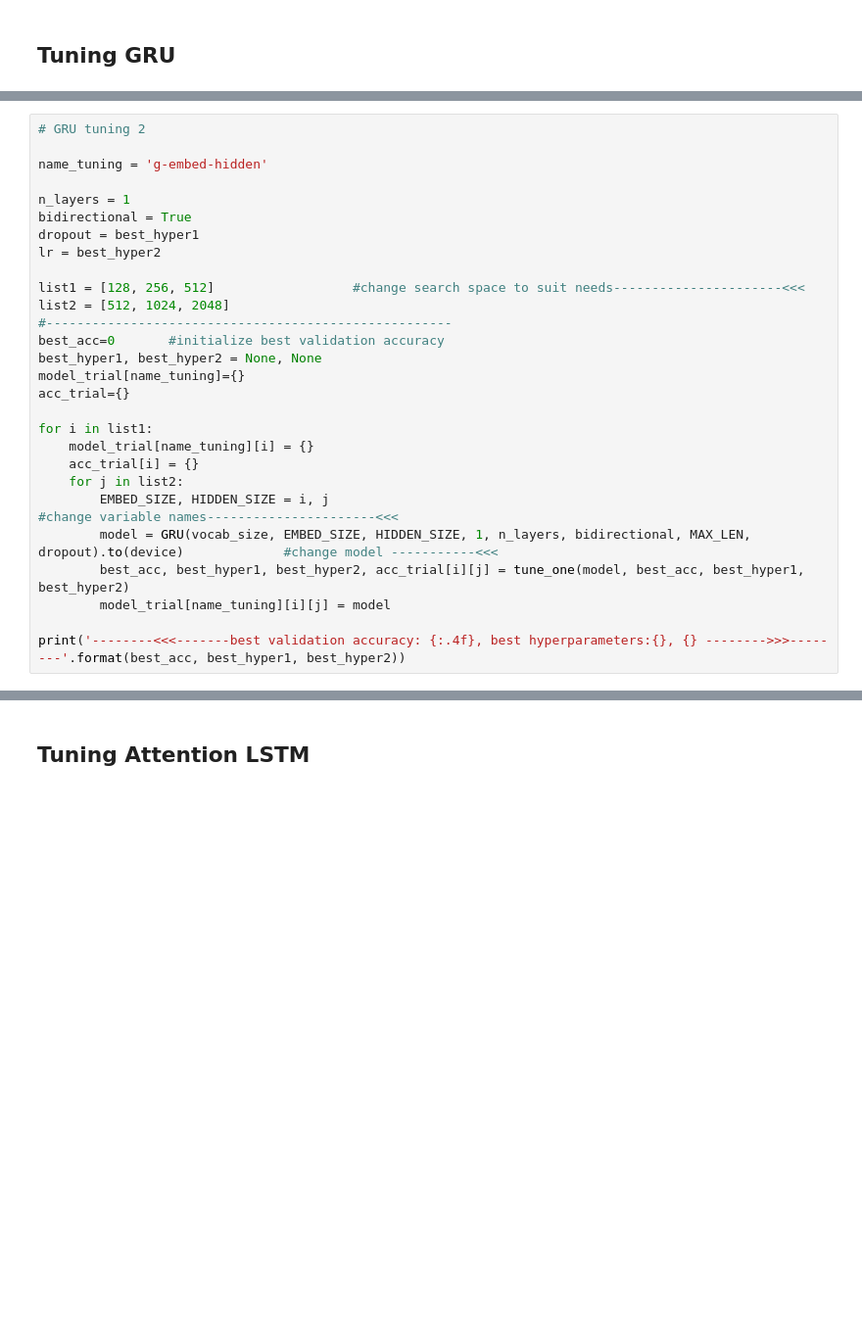
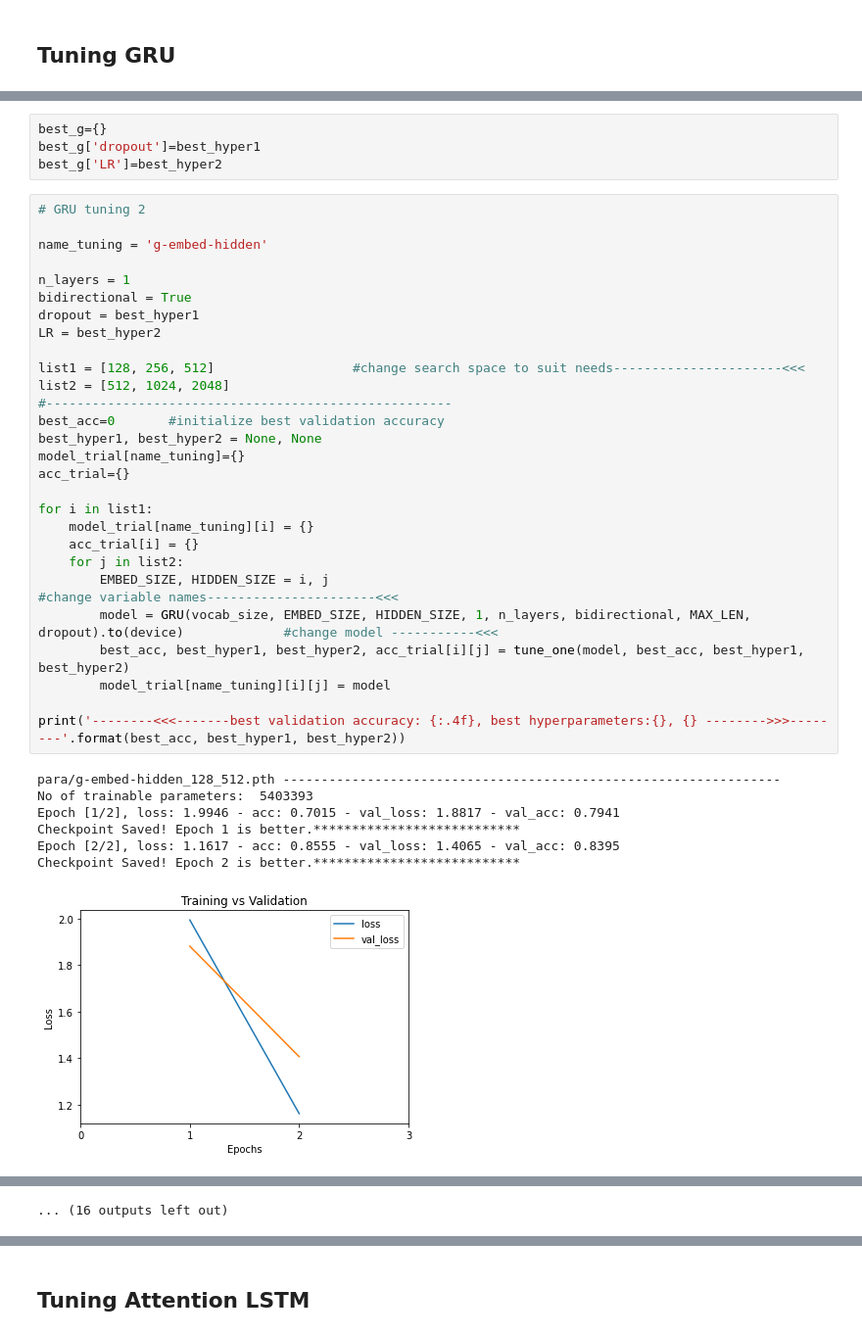
Before and after one commit to chihangs/IMDB, a Jupyter notebook: IMDB.ipynb, the cells around one changed output, grey strips where cells are left out. Shown at 98% size. Saved outputs shown, nothing was run; the diff lists cells and outputs as text; blank space fills up the shorter version.

```diff
--- a/IMDB.ipynb
+++ b/IMDB.ipynb
@@ -739,28 +1063,40 @@ for i in list1:
+# %%
+best_g={}
+best_g['dropout']=best_hyper1
+best_g['LR']=best_hyper2
 # %%
 # GRU tuning 2
 
 name_tuning = 'g-embed-hidden'
 
 n_layers = 1
 bidirectional = True
 dropout = best_hyper1
-lr = best_hyper2
+LR = best_hyper2
 
 list1 = [128, 256, 512]                  #change search space to suit needs----------------------<<<
 list2 = [512, 1024, 2048]
 #-----------------------------------------------------
 best_acc=0       #initialize best validation accuracy
 best_hyper1, best_hyper2 = None, None
 model_trial[name_tuning]={}
 acc_trial={}
 
 for i in list1:
     model_trial[name_tuning][i] = {}
     acc_trial[i] = {}
     for j in list2:
         EMBED_SIZE, HIDDEN_SIZE = i, j                                                                        #change variable names----------------------<<<
         model = GRU(vocab_size, EMBED_SIZE, HIDDEN_SIZE, 1, n_layers, bidirectional, MAX_LEN, dropout).to(device)             #change model -----------<<<
         best_acc, best_hyper1, best_hyper2, acc_trial[i][j] = tune_one(model, best_acc, best_hyper1, best_hyper2)
         model_trial[name_tuning][i][j] = model
 
 print('--------<<<-------best validation accuracy: {:.4f}, best hyperparameters:{}, {} -------->>>--------'.format(best_acc, best_hyper1, best_hyper2))
+# %% [output]
+para/g-embed-hidden_128_512.pth -----------------------------------------------------------------
+No of trainable parameters:  5403393
+Epoch [1/2], loss: 1.9946 - acc: 0.7015 - val_loss: 1.8817 - val_acc: 0.7941
+Checkpoint Saved! Epoch 1 is better.***************************
+Epoch [2/2], loss: 1.1617 - acc: 0.8555 - val_loss: 1.4065 - val_acc: 0.8395
+Checkpoint Saved! Epoch 2 is better.***************************
+[figure, added]
@@ -767,3 +1161,4 @@ print('--------<<<-------best validation accuracy: {:.4f}, best hyperparameters:
+... (16 outputs left out)
 # %%
 print('Accuracy',end='')
 for j in list2:
```
Also changed, not shown: parts of 76 cells of this notebook.
